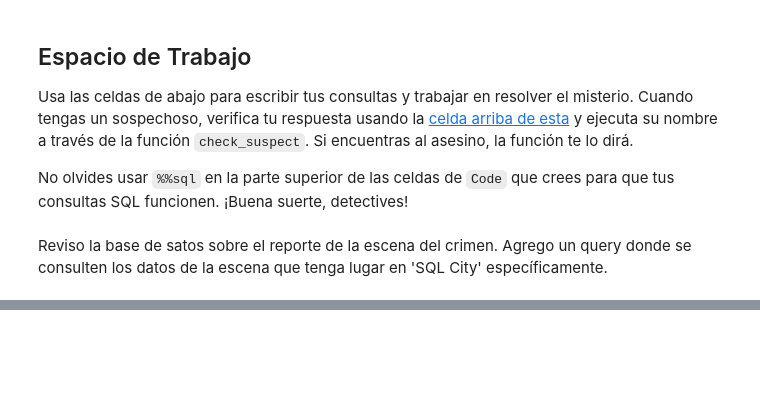
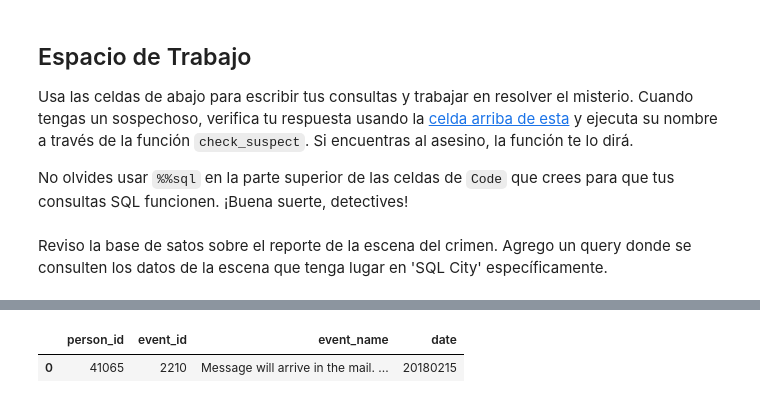
Before and after one commit to DanielaPosadas/SQL-Mystery, a Jupyter notebook: Sql-Murder-Mystery/SQL_Murder_Mystery.ipynb, the cells around one changed output, grey strips where cells are left out. Drawn from its saved outputs; the diff is of its cells as text; code cells hidden in the pictures; blank space fills up the shorter version.

```diff
--- a/Sql-Murder-Mystery/SQL_Murder_Mystery.ipynb
+++ b/Sql-Murder-Mystery/SQL_Murder_Mystery.ipynb
@@ -264,0 +223,9 @@ FROM interview
+# %%
+%%sql
+SELECT *
+FROM facebook_event_checkin
+WHERE date = 20180215
+AND person_id = 41065
+# %% [output]
+|  | person_id | event_id | event_name | date |
+| 0 | 41065 | 2210 | Message will arrive in the mail. ... | 20180215 |
```
Also changed, not shown: parts of 8 cells of this notebook.
